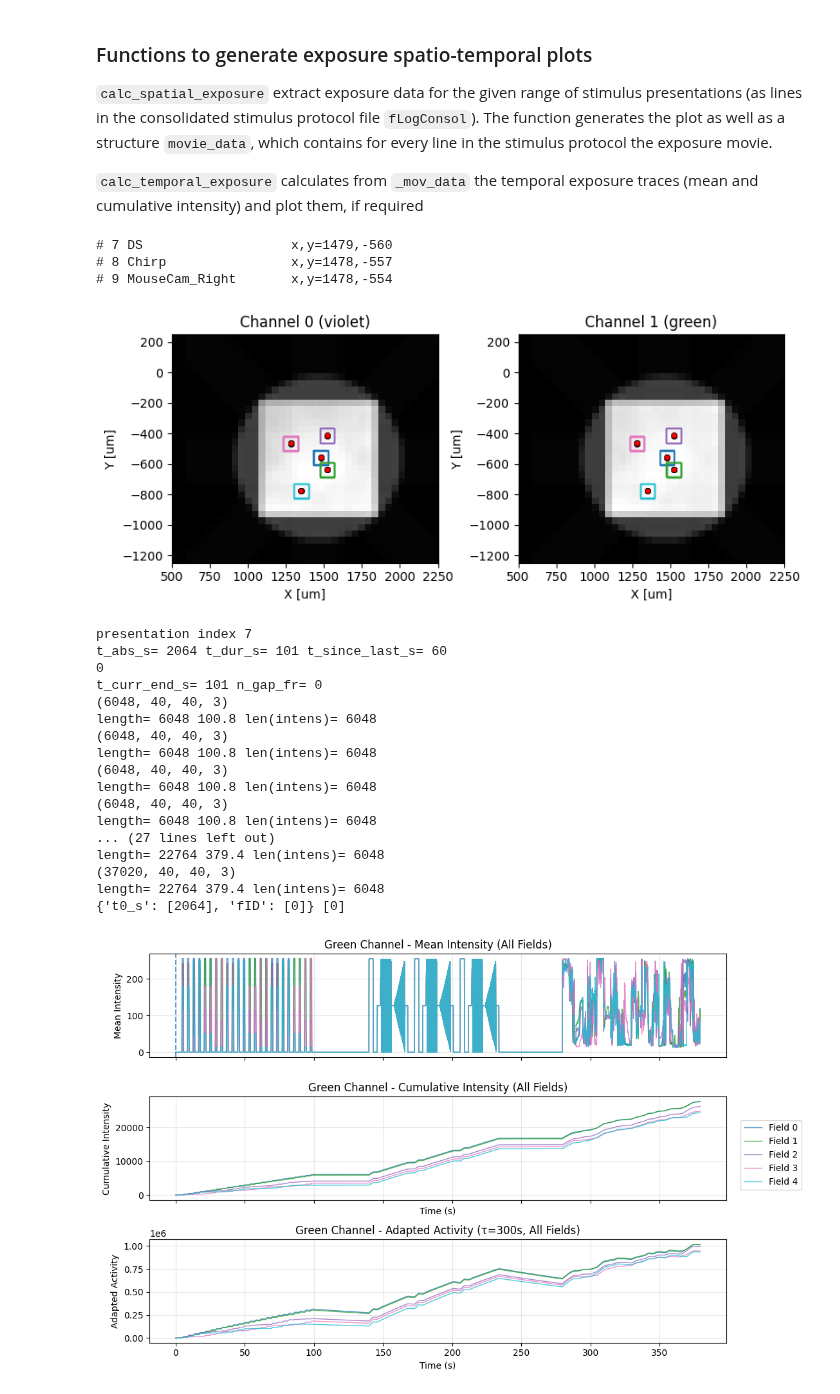
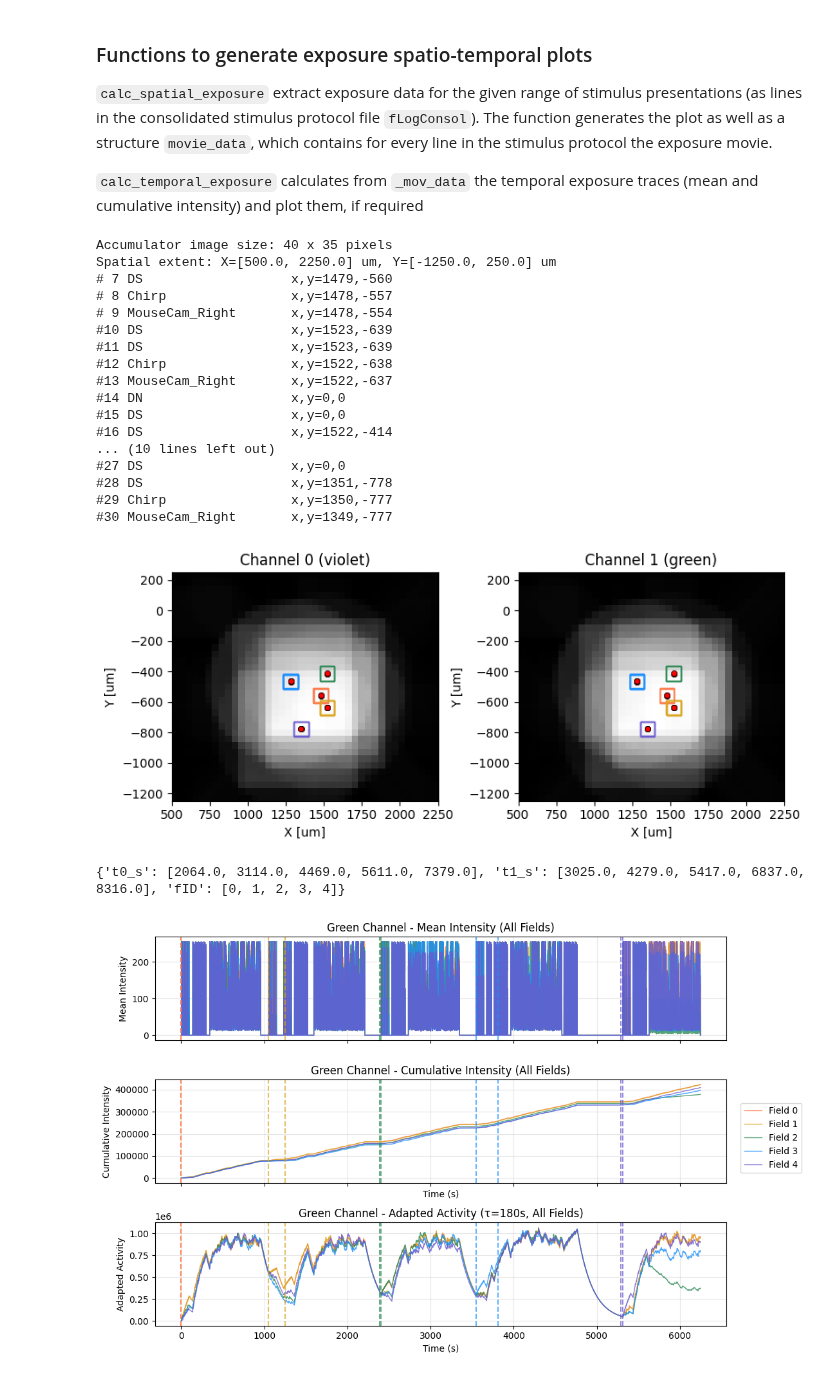
Before and after one commit to eyewire2/eyewire2-functional-analysis, a Jupyter notebook: notebooks/EW2_stim_history.ipynb, the cells around one changed output. Drawn from its saved outputs; the diff is of its cells as text; code cells hidden in the pictures.

```diff
--- a/notebooks/EW2_stim_history.ipynb
+++ b/notebooks/EW2_stim_history.ipynb
@@ -234,9 +235,9 @@ params = dict({
     "dt_fr_s": 1 /60,
     "nCh": 2,
     "rec_field_dxy_um": [95, 95],
-    "surr_factor": 2.0,
+    "surr_factor": 1.5,
     "sel_chan": "Green",
-    "tau_adapt_s": 60*5
+    "tau_adapt_s": 60*3
 })
 
 # Define field locations (and colors for plot)
@@ -247,7 +248,16 @@ fields = [
     {"field": 3, "pos_xy_um": [1281.6,-464.0]},
     {"field": 4, "pos_xy_um": [1350.0,-777.0]}
 ]
+'''
 field_colors = plt.cm.tab10(np.linspace(0, 0.9, len(fields)))
+'''
+field_colors = [
+    colors.to_rgba("coral"),
+    colors.to_rgba("goldenrod"),
+    colors.to_rgba("seagreen"),
+    colors.to_rgba("dodgerblue"),
+    colors.to_rgba("slateblue")
+]
 # %% [markdown]
 ### Functions to generate exposure spatio-temporal plots
 
@@ -257,7 +267,7 @@ field_colors = plt.cm.tab10(np.linspace(0, 0.9, len(fields)))
 # %%
 def calc_spatial_exposure(
         fLogConsol: Path, _p: dict, ln_range: list =[0, 1000],
-        _plot: bool =True, _verbose: bool =False
+        _plot: bool =True, _verbose: bool =True
     ):
     """ Generate exposure data for the given range of stimulus presentations
         (as lines in the consolidated stimulus protocol file `fLogConsol`)
@@ -329,21 +339,27 @@ def calc_spatial_exposure(
             elif fStimName.upper() in ["MOUSECAM_RIGHT"]:
                 _mov = mov_MouseCamLeft
             else:
-                continue
-            mov_flat = stim_movies.flatten_movie(_mov, _p, _range_s=[0, t_dur_s])
+                _mov = None
 
             # Collect data to generate intensity traces later
             tmp = dict({
                 "index": index,
-                "movie": _mov,
+                "movie": None if x0 == 0 and y0 == 0 else _mov,
                 "field_size_um": [v *surr_factor for v in rec_field_dxy_um],
                 "field_xy_um": [x0, y0],
                 "t_abs_s": t_abs_s,
                 "t_dur_s": t_dur_s,
                 "t_since_last_s": row["t_since_last_s"],
-                "fieldID": row["fieldID"]
+                "fieldID": int(row["fieldID"]),
+                "t_field_start_s": row["t_field_start_s"],
+                "t_field_end_s": row["t_field_end_s"]
             })
             movie_data.append(tmp)
+            if _mov is None:
+                continue
+
+            # Flatten movie
+            mov_flat = stim_movies.flatten_movie(_mov, _p, _range_s=[0, t_dur_s])
 
             # Ensure the movie has the correct number of channels
             mov_h, mov_w, mov_ch = mov_flat.shape
@@ -394,7 +410,7 @@ def calc_spatial_exposure(
 
         colors = ['violet', 'green', 'blue']
         for ch in range(nCh):
-            im = axes[ch].imshow(acc_image_norm[:, :, ch], cmap='gray',
+            _ = axes[ch].imshow(acc_image_norm[:, :, ch], cmap='gray',
                                 extent=[x_min, x_max, y_max, y_min],
                                 origin='upper', aspect='equal')
             axes[ch].set_xlabel('X [um]')
@@ -407,7 +423,7 @@ def calc_spatial_exposure(
             from matplotlib.patches import Rectangle
             rec_size = rec_field_dxy_um[0]
             for _, row_data in df_valid.iterrows():
-                c = field_colors[row_data["fieldID"]]
+                c = field_colors[int(row_data["fieldID"])]
                 rect = Rectangle((row_data['x'] - rec_size/2, row_data['y'] - rec_size/2),
                                 rec_size, rec_size,
                                 linewidth=1, edgecolor=c, facecolor='none', zorder=9)
@@ -609,33 +631,31 @@ def calc_temporal_exposure(
 # %%
 #movie_data = calc_spatial_exposure(CONSOL_PATH, params, ln_range=[ 7,  9]) # F0
 #movie_data = calc_spatial_exposure(CONSOL_PATH, params, ln_range=[10, 13],) # F1
 #movie_data = calc_spatial_exposure(CONSOL_PATH, params, ln_range=[16, 18]) # F2
 #movie_data = calc_spatial_exposure(CONSOL_PATH, params, ln_range=[20, 24]) # F3
 #movie_data = calc_spatial_exposure(CONSOL_PATH, params, ln_range=[28, 30]) # F4
 
-#movie_data = calc_spatial_exposure(CONSOL_PATH, params, ln_range=[ 7, 30]) # all fields
-movie_data = calc_spatial_exposure(CONSOL_PATH, params, ln_range=[ 7, 9])
+movie_data = calc_spatial_exposure(CONSOL_PATH, params, ln_range=[ 7, 30]) # all fields
+#movie_data = calc_spatial_exposure(CONSOL_PATH, params, ln_range=[18, 20])
 calc_temporal_exposure(movie_data, params)
 # %% [output]
+Accumulator image size: 40 x 35 pixels
+Spatial extent: X=[500.0, 2250.0] um, Y=[-1250.0, 250.0] um
 # 7 DS                   x,y=1479,-560
 # 8 Chirp                x,y=1478,-557
 # 9 MouseCam_Right       x,y=1478,-554
+#10 DS                   x,y=1523,-639
+#11 DS                   x,y=1523,-639
+#12 Chirp                x,y=1522,-638
+#13 MouseCam_Right       x,y=1522,-637
+#14 DN                   x,y=0,0
+#15 DS                   x,y=0,0
+#16 DS                   x,y=1522,-414
+... (10 lines left out)
+#27 DS                   x,y=0,0
+#28 DS                   x,y=1351,-778
+#29 Chirp                x,y=1350,-777
+#30 MouseCam_Right       x,y=1349,-777
-[figure, old version]
+[figure, new version]
-presentation index 7
-t_abs_s= 2064 t_dur_s= 101 t_since_last_s= 60
-0
-t_curr_end_s= 101 n_gap_fr= 0
-(6048, 40, 40, 3)
-length= 6048 100.8 len(intens)= 6048
-(6048, 40, 40, 3)
-length= 6048 100.8 len(intens)= 6048
-(6048, 40, 40, 3)
-length= 6048 100.8 len(intens)= 6048
-(6048, 40, 40, 3)
-length= 6048 100.8 len(intens)= 6048
-... (27 lines left out)
-length= 22764 379.4 len(intens)= 6048
-(37020, 40, 40, 3)
-length= 22764 379.4 len(intens)= 6048
-{'t0_s': [2064], 'fID': [0]} [0]
+{'t0_s': [2064.0, 3114.0, 4469.0, 5611.0, 7379.0], 't1_s': [3025.0, 4279.0, 5417.0, 6837.0, 8316.0], 'fID': [0, 1, 2, 3, 4]}
-[figure, old version]
+[figure, new version]
```
Also changed, not shown: parts of 5 cells of this notebook, 2 other files.
